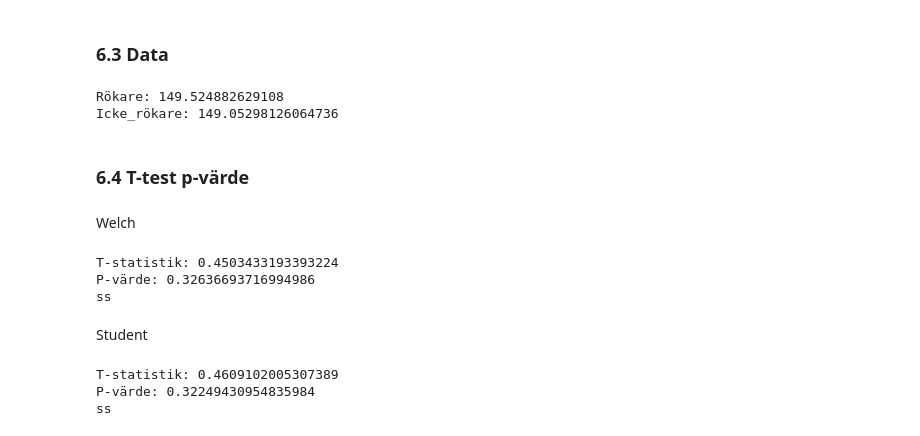
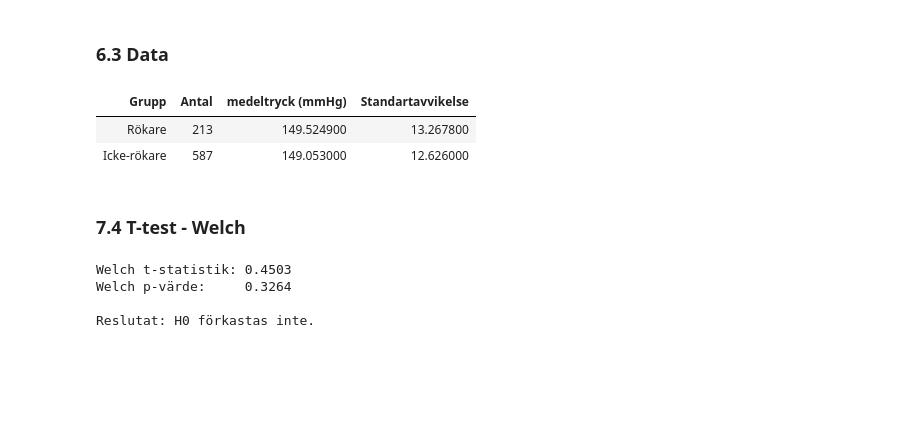
Before and after one commit to Yttak82/health_analysis, a Jupyter notebook: notebooks/analysis.ipynb, the cells around one changed output. Drawn from its saved outputs; the diff is of its cells as text; code cells hidden in the pictures; blank space fills up the shorter version.

```diff
--- a/notebooks/analysis.ipynb
+++ b/notebooks/analysis.ipynb
@@ -506,54 +499,36 @@ alpha = 0.05
 # %% [markdown]
 ### 6.3 Data
 # %%
-smoker = df[df["smoker"] == "Yes"]["systolic_bp"].dropna()
-no_smoker = df[df["smoker"] == "No"]["systolic_bp"].dropna()
+smoker_bp = df[df["smoker"] == "Yes"]["systolic_bp"].dropna()
+no_smoker_bp = df[df["smoker"] == "No"]["systolic_bp"].dropna()
 
-print("Rökare:" ,  smoker.mean())
-print("Icke_rökare:" ,  no_smoker.mean())
+smoker_n, non_smoker_n = len(smoker_bp), len(no_smoker_bp)
+smoker_mean, non_smoker_mean = smoker_bp.mean(), no_smoker_bp.mean()
+smoker_std, non_smoker_std = smoker_bp.std(ddof=1), no_smoker_bp.std(ddof=1)
+smoker_fraction = smoker_n / (smoker_n + non_smoker_n)
+
+smoker_no_smoker_summary = pd.DataFrame({
+    "Grupp": ["Rökare", "Icke-rökare"],
+    "Antal": [smoker_n, non_smoker_n],
+    "medeltryck (mmHg)": [smoker_mean, non_smoker_mean],
+    "Standartavvikelse": [smoker_std, non_smoker_std]
+})
+
+display(smoker_no_smoker_summary.round(4).style.hide(axis="index"))
 # %% [output]
-Rökare: 149.524882629108
-Icke_rökare: 149.05298126064736
+| Grupp | Antal | medeltryck (mmHg) | Standartavvikelse |
+| Rökare | 213 | 149.524900 | 13.267800 |
+| Icke-rökare | 587 | 149.053000 | 12.626000 |
 # %% [markdown]
-### 6.4 T-test p-värde
+### 7.4 T-test  - Welch
-# %% [markdown]
-Welch
 # %%
-from scipy.stats import ttest_ind
-
-t_stat_w, p_value_w = ttest_ind(
-    smoker, no_smoker, equal_var=False, alternative="greater"
-)
-
-print("T-statistik:", t_stat_w)
-print("P-värde:", p_value_w)
-
-if p_value_w < alpha:
-    print("bb")
-else:
-    print("ss")
+welch_ttest = stats.ttest_ind(smoker_bp, no_smoker_bp, equal_var=False, alternative="greater")
+print(f"Welch t-statistik: {welch_ttest.statistic:.4f}")
+print(f"Welch p-värde:     {welch_ttest.pvalue:.4f}")
+print("\nReslutat: H0" , "förkastas." if welch_ttest.pvalue  < ALPHA  else "förkastas inte." )
 # %% [output]
-T-statistik: 0.4503433193393224
-P-värde: 0.32636693716994986
-ss
+Welch t-statistik: 0.4503
+Welch p-värde:     0.3264
+
+Reslutat: H0 förkastas inte.
-# %% [markdown]
-Student
-# %%
-from scipy.stats import ttest_ind
-
-t_stat_s, p_value_s = ttest_ind(
-    smoker, no_smoker, equal_var=True, alternative="greater"
-)
-
-print("T-statistik:", t_stat_s)
-print("P-värde:", p_value_s)
-
-if p_value_s < alpha:
-    print("bb")
-else:
-    print("ss")
-# %% [output]
-T-statistik: 0.4609102005307389
-P-värde: 0.32249430954835984
-ss
 # %% [markdown]
```
Also changed, not shown: parts of 21 cells of this notebook.
